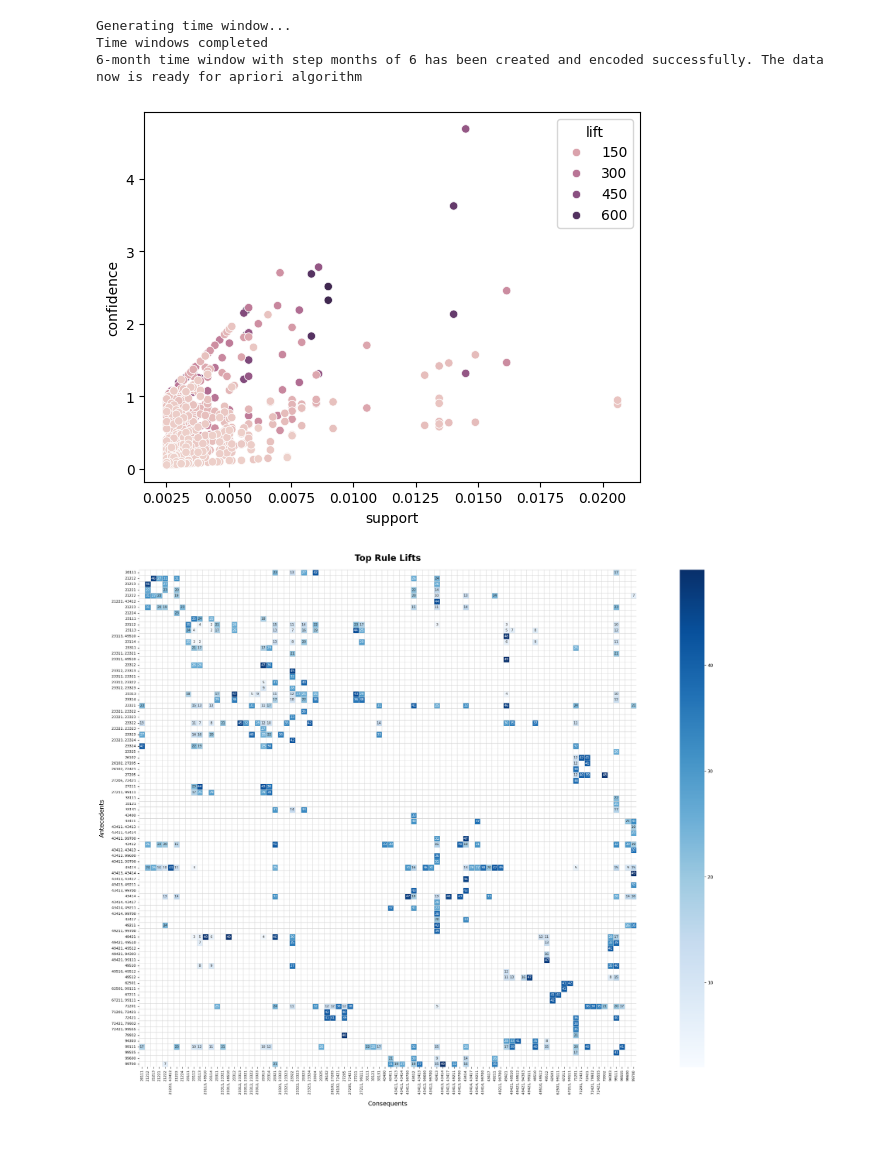
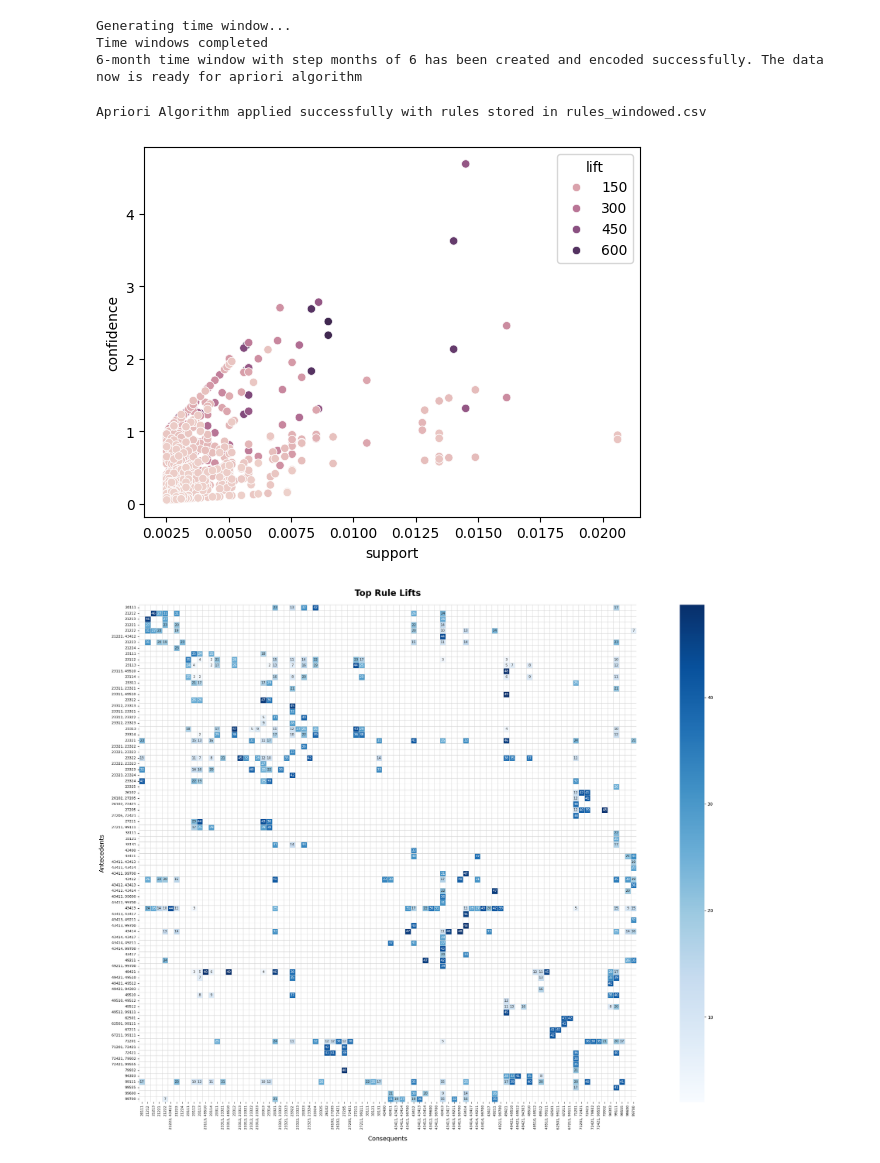
Before and after one commit to Fulankeee/SmilePass, a Jupyter notebook: Co-occurence_Analysis/Automated_pipeline_Co-occurrence_Analysis_v2_sequential.ipynb, the cells around one changed output. Saved outputs shown, nothing was run; the diff lists cells and outputs as text; code cells hidden in the pictures.

```diff
--- a/Co-occurence_Analysis/Automated_pipeline_Co-occurrence_Analysis_v2_sequential.ipynb
+++ b/Co-occurence_Analysis/Automated_pipeline_Co-occurrence_Analysis_v2_sequential.ipynb
@@ -169,34 +169,53 @@ Time windows completed
 6-month time window with step months of 6 has been created and encoded successfully. The data now is ready for apriori algorithm
 # %%
 # Apply Apriori Algorithm and limit the lift between 1 and 50
-# Get frequent itemsets
 frequent_itemsets = apriori(encoded_df, min_support=0.0025, use_colnames=True)
+rules = association_rules(frequent_itemsets, metric="confidence", min_threshold=0.05, num_itemsets=len(frequent_itemsets))
+# Store
 frequent_itemsets['length'] = frequent_itemsets['itemsets'].apply(lambda x: len(x))
 frequent_itemsets_df = pd.DataFrame(frequent_itemsets)
-frequent_itemsets_df.to_csv('frequent_itemsets_windowed_new.csv', index=False)
-
+frequent_itemsets_df.to_csv('frequent_itemsets_windowed.csv', index=False)
 # Get association rules
-rules = association_rules(frequent_itemsets, metric="confidence", min_threshold=0.05, num_itemsets=len(frequent_itemsets))
 rules = rules.sort_values(by='lift', ascending=False)
 rules_df = pd.DataFrame(rules)
-rules_df.to_csv('rules_windowed_new.csv', index=False)
+rules_df.to_csv('rules_windowed.csv', index=False)
 
-# Convert frozensets to string representations
-rules_df['antecedents'] = rules_df['antecedents'].apply(lambda x: ', '.join(map(str, sorted(x))))
-rules_df['consequents'] = rules_df['consequents'].apply(lambda x: ', '.join(map(str, sorted(x))))
+# Filter and prepare the pivot
+if not Interested_in_sequential:
+    # Convert frozensets to string representations
+    rules['antecedents'] = rules['antecedents'].apply(lambda x: ', '.join(map(str, sorted(x))))
+    rules['consequents'] = rules['consequents'].apply(lambda x: ', '.join(map(str, sorted(x))))
 
-rules_focus = rules_df[(rules_df['lift'] > 2) & (rules_df['lift'] < 50)].sort_values(by='lift', ascending=False)
+    rules_focus = rules[(rules['lift'] > 2) & (rules['lift'] < 50)].sort_values(by='lift', ascending=False)
 
-# Create the pivot table for the heatmap
-pivot = rules_focus.pivot(index='antecedents', columns='consequents', values='lift')
-update_rule = rules_focus[['antecedents', 'consequents', 'lift']]
+    # Create the pivot table for the heatmap
+    pivot = rules_focus.pivot(index='antecedents', columns='consequents', values='lift')
+else:
+    # Filter the rules to make sure antecedents are current treatments and consequents are next treatments
+    rules['antecedents'] = rules['antecedents'].apply(lambda x: set(x).intersection(set(encoded_current.columns)))
+    rules['consequents'] = rules['consequents'].apply(lambda x: set(x).intersection(set(encoded_next.columns)))
+
+    # Filter out rules where either antecedents or consequents are empty
+    rules = rules[rules['antecedents'].str.len() > 0]
+    rules = rules[rules['consequents'].str.len() > 0]
+
+    # Convert frozensets to string representations for both antecedents and consequents
+    rules['antecedents'] = rules['antecedents'].apply(lambda x: ', '.join(map(str, sorted(x))))
+    rules['consequents'] = rules['consequents'].apply(lambda x: ', '.join(map(str, sorted(x))))
+
+    rules_focus = rules[(rules['lift'] > 2) & (rules['lift'] < 50)].sort_values(by='lift', ascending=False)
+    pivot = rules_focus.pivot(index='antecedents', columns='consequents', values='lift')
+
+print('Apriori Algorithm applied successfully with rules stored in rules_windowed.csv')
+# %% [output]
+Apriori Algorithm applied successfully with rules stored in rules_windowed.csv
 # %%
 # Output
 # Plot scatter x-axis support, y-axis confidence, color lift
-sns.scatterplot(data=rules_df, x='support', y='confidence', hue='lift')
+sns.scatterplot(data=rules, x='support', y='confidence', hue='lift')
 
 # Plot the heatmap of top lifts
 plot_lift_heatmap(pivot, title='Top Rule Lifts', cmap='Blues')
 # %% [output]
-[figure, old version]
+[figure, new version]
-[figure, old version]
+[figure, new version]
```
Also changed, not shown: parts of 1 cell of this notebook, 2 other files.
